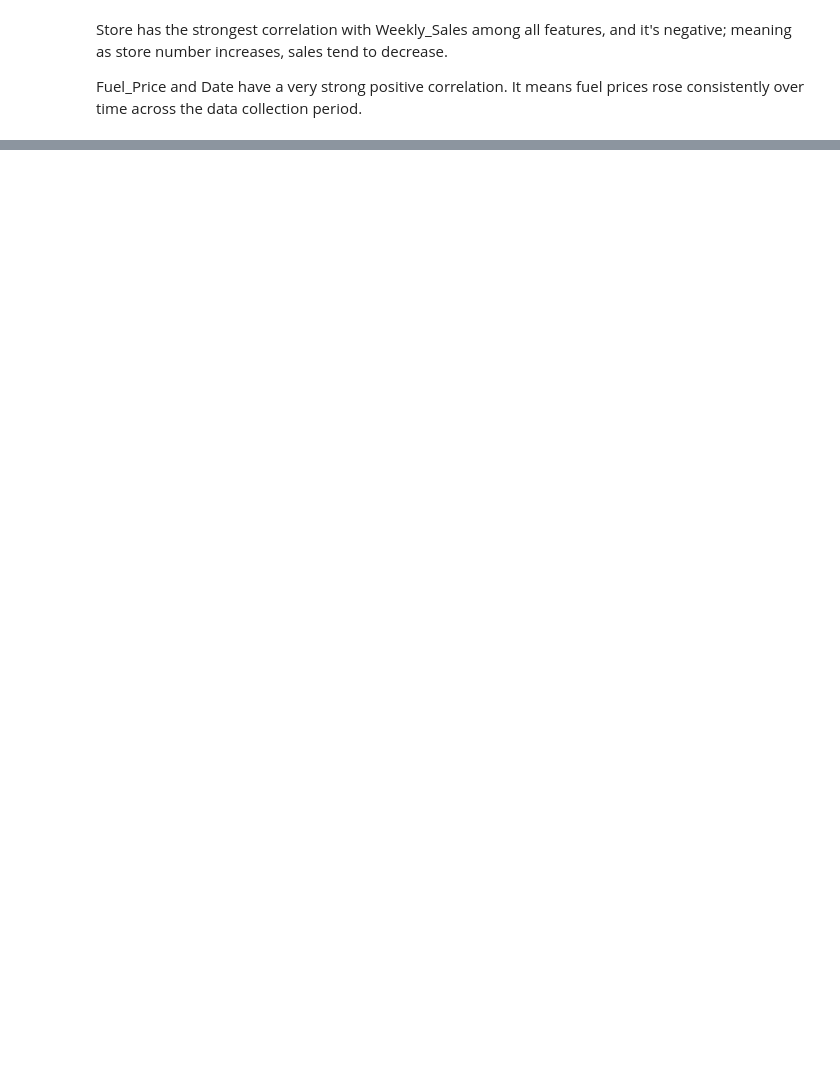
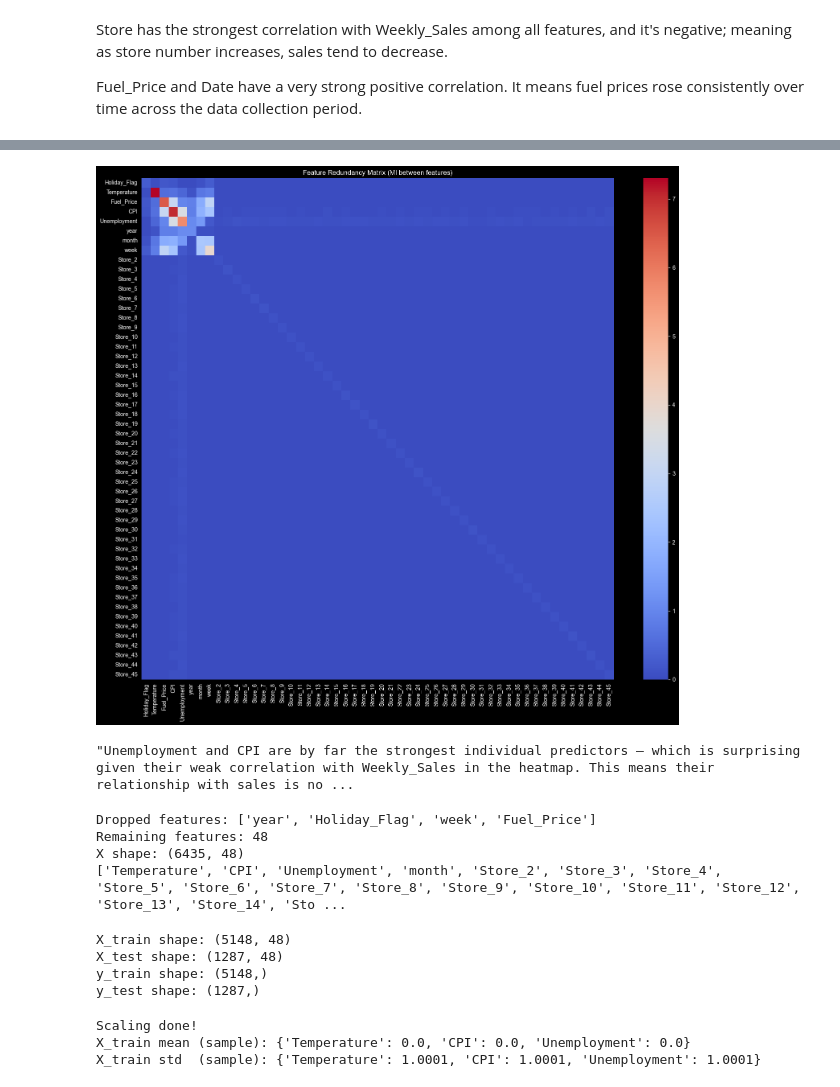
Before and after one commit to emnaaS/Walmart-sales-prediction, a Jupyter notebook: main.ipynb, the cells around one changed output, grey strips where cells are left out. Saved outputs shown, nothing was run; the diff lists cells and outputs as text; code cells hidden in the pictures; blank space fills up the shorter version.

```diff
--- a/main.ipynb
+++ b/main.ipynb
@@ -112,0 +162,4 @@ data1.head(5)
+# %%
+from feature_selection import compute_redundancy
+redundancy_matrix = compute_redundancy(df_encoded)
+print(redundancy_matrix)
@@ -112,0 +199,47 @@ data1.head(5)
+# %%
+def plot_redundancy(redundancy_matrix):
+    plt.figure(figsize=(16, 14))
+    sns.heatmap(redundancy_matrix, annot=False, cmap='coolwarm')
+    plt.title('Feature Redundancy Matrix (MI between features)')
+    plt.tight_layout()
+    plt.show()
+
+plot_redundancy(redundancy_matrix)
+# %% [output]
+[figure, added]
+# %%
+"""Unemployment and CPI are by far the strongest individual predictors — which is surprising given their weak correlation with Weekly_Sales in the heatmap. This means their relationship with sales is non-linear — correlation missed it but mutual information caught it.
+All Store dummies cluster in the middle with similar scores — collectively they carry a lot of signal, and none of them should be dropped individually since they work together as a group.
+Fuel_Price scores low but not zero — there's a small amount of useful information in it.
+Holiday_Flag is dead last with a near-zero score — It carries almost no useful information about Weekly_Sales on its own.
+week and year are also very weak — we will drop them too."""
+# %% [output]
+"Unemployment and CPI are by far the strongest individual predictors — which is surprising given their weak correlation with Weekly_Sales in the heatmap. This means their relationship with sales is no ...
+# %%
+from feature_selection import select_features
+X, y = select_features(df_encoded, mi_scores)
+print("X shape:", X.shape)
+print(X.columns.tolist())
+# %% [output]
+Dropped features: ['year', 'Holiday_Flag', 'week', 'Fuel_Price']
+Remaining features: 48
+X shape: (6435, 48)
+['Temperature', 'CPI', 'Unemployment', 'month', 'Store_2', 'Store_3', 'Store_4', 'Store_5', 'Store_6', 'Store_7', 'Store_8', 'Store_9', 'Store_10', 'Store_11', 'Store_12', 'Store_13', 'Store_14', 'Sto ...
+# %%
+from sklearn.model_selection import train_test_split
+from modeling import split_data, scale_features
+
+X_train, X_test, y_train, y_test = split_data(X, y)
+# %% [output]
+X_train shape: (5148, 48)
+X_test shape: (1287, 48)
+y_train shape: (5148,)
+y_test shape: (1287,)
+# %%
+from sklearn.preprocessing import StandardScaler
+from modeling import scale_features
+X_train_scaled, X_test_scaled, scaler = scale_features(X_train, X_test)
+# %% [output]
+Scaling done!
+X_train mean (sample): {'Temperature': 0.0, 'CPI': 0.0, 'Unemployment': 0.0}
+X_train std  (sample): {'Temperature': 1.0001, 'CPI': 1.0001, 'Unemployment': 1.0001}
```
Also changed, not shown: parts of 18 cells of this notebook, 4 other files.
